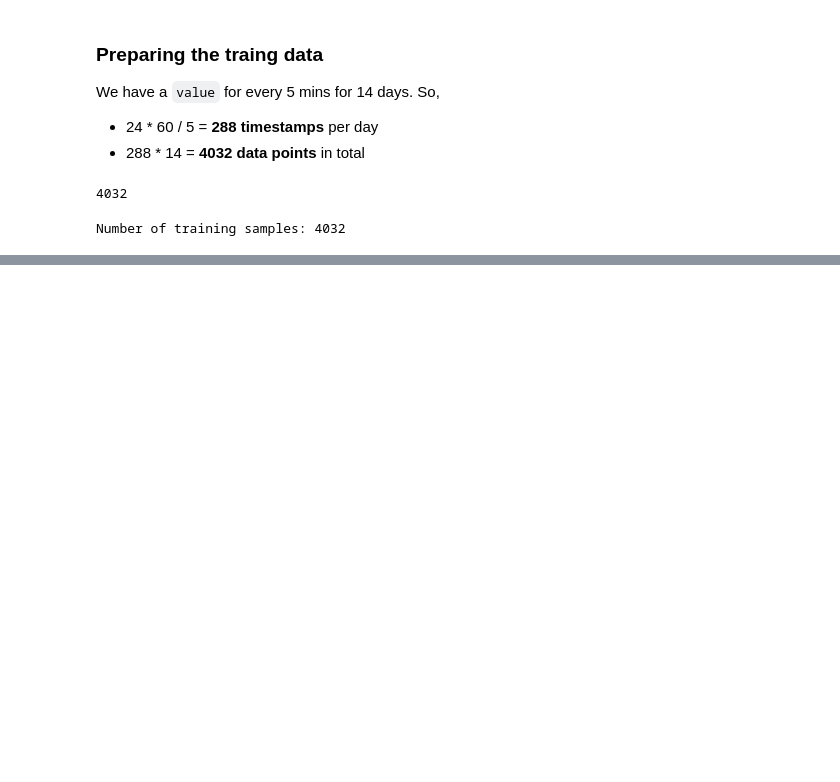
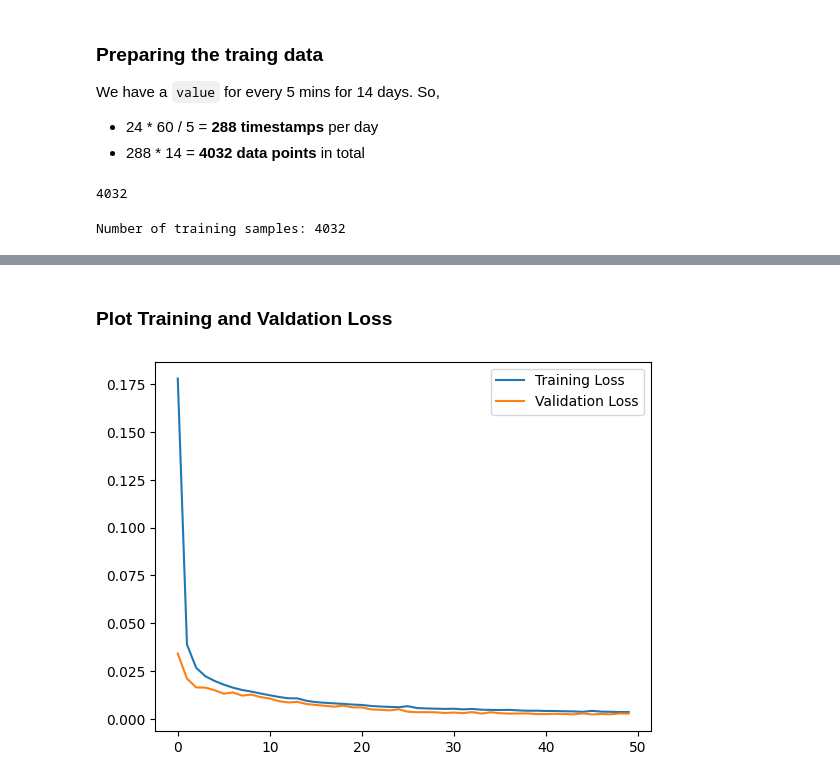
Before and after one commit to cs-joy/Anomaly-Detection, a Jupyter notebook: Anomaly_Detection_Autoencode.ipynb, the cells around one changed output, grey strips where cells are left out. Cells and saved outputs as stored; diff of their text form; code cells hidden in the pictures; blank space fills up the shorter version.

Commit message:
design convolutional reconstruction autoencoder model and trained successfully

```diff
--- a/Anomaly_Detection_Autoencode.ipynb
+++ b/Anomaly_Detection_Autoencode.ipynb
@@ -108,0 +114,15 @@ Number of training samples: 4032
+# %%
+TIME_STEPS = 288
+
+# generating training sequence here
+def create_sequence(values, time_steps=TIME_STEPS):
+  #print(f'length of values: {len(values)}')
+  output = []
+  for i in range(len(values) - time_steps + 1):
+    print(f'values[i:(i+time_steps)]: {values[i:(i+time_steps)]}')
+    output.append(values[i:(i+time_steps)])
+
+  return np.stack(output) # https://numpy.org/devdocs/reference/generated/numpy.stack.html
+# %%
+X_train = create_sequence(df_training_value.values, TIME_STEPS)
+print(f'Training input shape: {X_train.shape}')
@@ -108,0 +225,11 @@ Number of training samples: 4032
+# %%
+trained_CRA_model = CRA_model.fit(
+    X_train,
+    X_train,
+    epochs = 50,
+    batch_size = 128,
+    validation_split = 0.1,
+    callbacks = [
+        keras.callbacks.EarlyStopping(monitor="val_loss", patience = 5, mode = "min")
+    ]
+)
@@ -108,0 +254,9 @@ Number of training samples: 4032
+# %% [markdown]
+### Plot Training and Valdation Loss
+# %%
+plt.plot(trained_CRA_model.history["loss"], label="Training Loss")
+plt.plot(trained_CRA_model.history["val_loss"], label="Validation Loss")
+plt.legend()
+plt.show()
+# %% [output]
+[figure, added]
```
Also changed, not shown: parts of 7 cells of this notebook.
